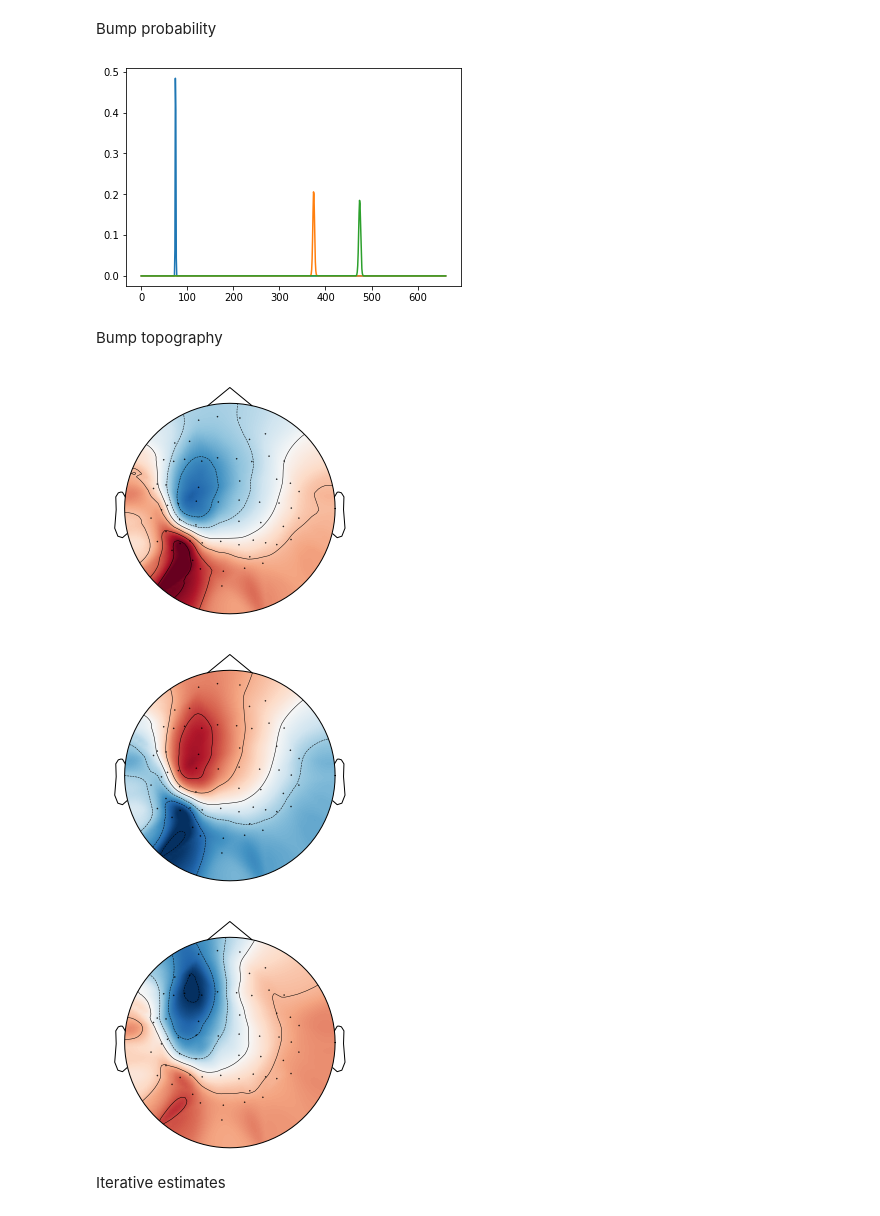
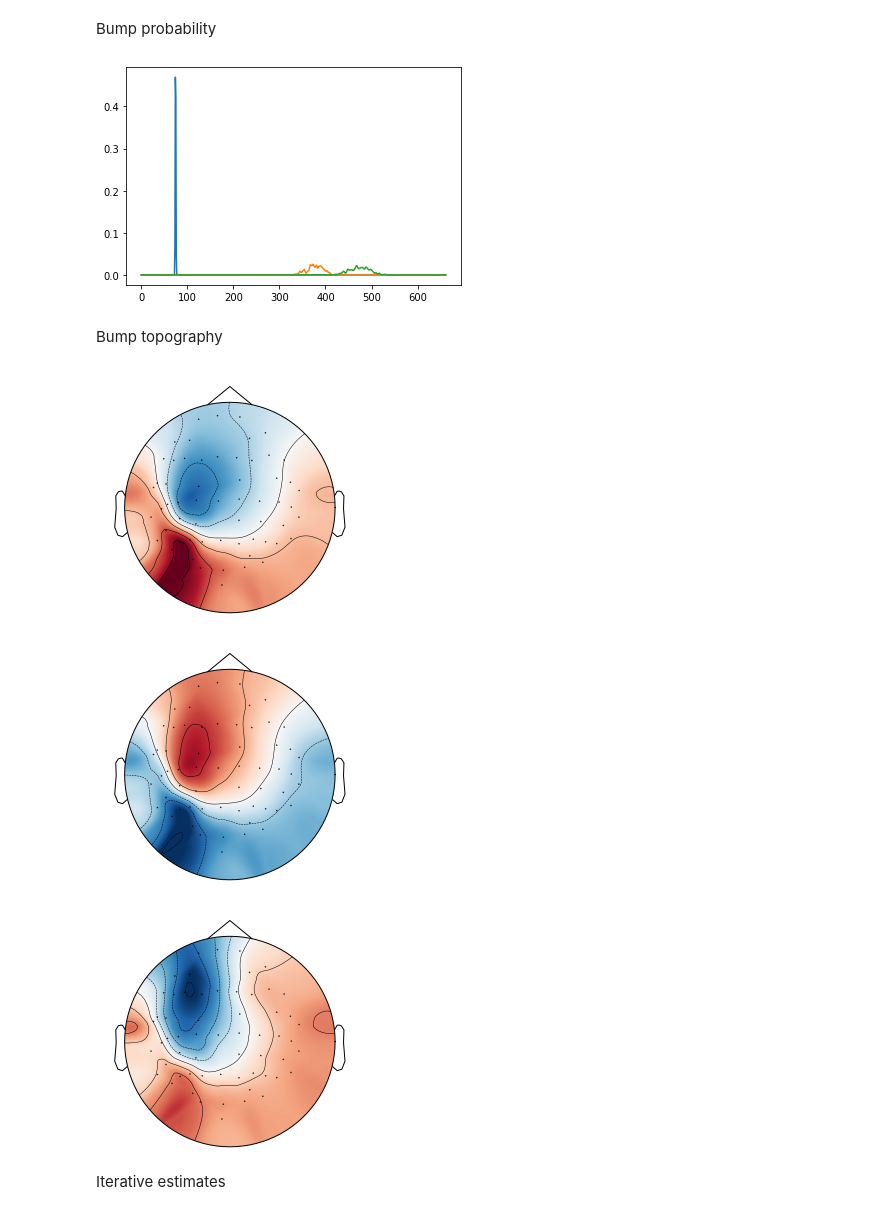
Before and after one commit to GWeindel/hmp, a Jupyter notebook: simulated_raw_data_using_subject_anatomy.ipynb, the cells around one changed output. Cells and saved outputs as stored; diff of their text form; code cells hidden in the pictures.

```diff
--- a/simulated_raw_data_using_subject_anatomy.ipynb
+++ b/simulated_raw_data_using_subject_anatomy.ipynb
@@ -60,7 +57,7 @@ else:
     # events occur every 1000 samples.
     n_events = 200
     events = np.zeros((n_events, 3), int)
-    events[:, 0] = 1000 * np.arange(n_events)  # Events sample.
+    events[:, 0] = np.random.normal(0,20,n_events) + 1000 * np.arange(n_events)  # Events sample.
     events[:, 2] = 1  # All events have the sample id.
 
     source_simulator.add_data(label, source_time_series, events)
@@ -76,7 +73,7 @@ else:
 
     source_time_series = np.sin(2. * np.pi * 10. * np.arange(25) * tstep) * 7e-9
     events2 = events.copy()
-    events2[:,0] = events2[:,0] + 400
+    events2[:,0] = events2[:,0] +  np.random.normal(400,20,n_events)
     events2[:,2] = 2
     source_simulator.add_data(label, source_time_series, events2)
 
@@ -91,7 +88,7 @@ else:
 
     source_time_series = np.sin(2. * np.pi * 10. * np.arange(25) * tstep) * 7e-9
     events2 = events.copy()
-    events2[:,0] = events2[:,0] + 300
+    events2[:,0] = events2[:,0] + np.random.normal(300,20,n_events)
     events2[:,2] = 2
     source_simulator.add_data(label, source_time_series, events2)
 
@@ -199,16 +196,16 @@ Bump probability
 # %%
 plt.plot(estimates.eventprobs.mean(dim=['trial']));
 # %% [output]
-[figure, old version]
+[figure, new version]
 # %% [markdown]
 Bump topography
 # %%
 for bump in np.arange(3):
-    mne.viz.plot_topomap(weights.data@estimates.magnitudes.sel(bump=bump).data, raw.info)
+    mne.viz.plot_topomap(weights.data@estimates.magnitudes.sel(bump=bump).data, epochs.info)
 # %% [output]
-[figure, old version]
+[figure, new version]
-[figure, old version]
+[figure, new version]
-[figure, old version]
+[figure, new version]
 # %% [markdown]
 Iterative estimates
 # %%
```
Also changed, not shown: parts of 3 cells of this notebook, 1 other file.
